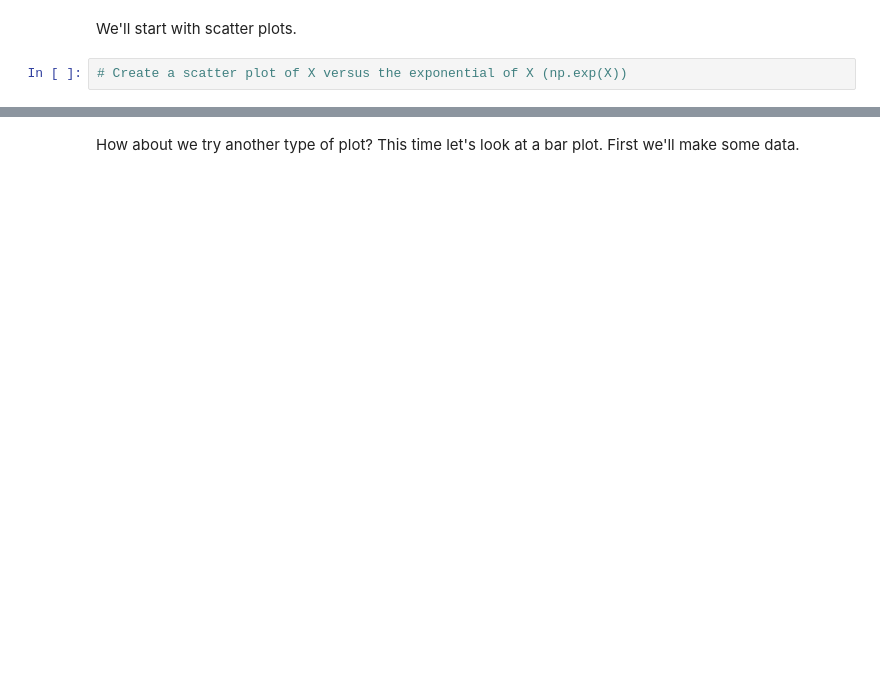
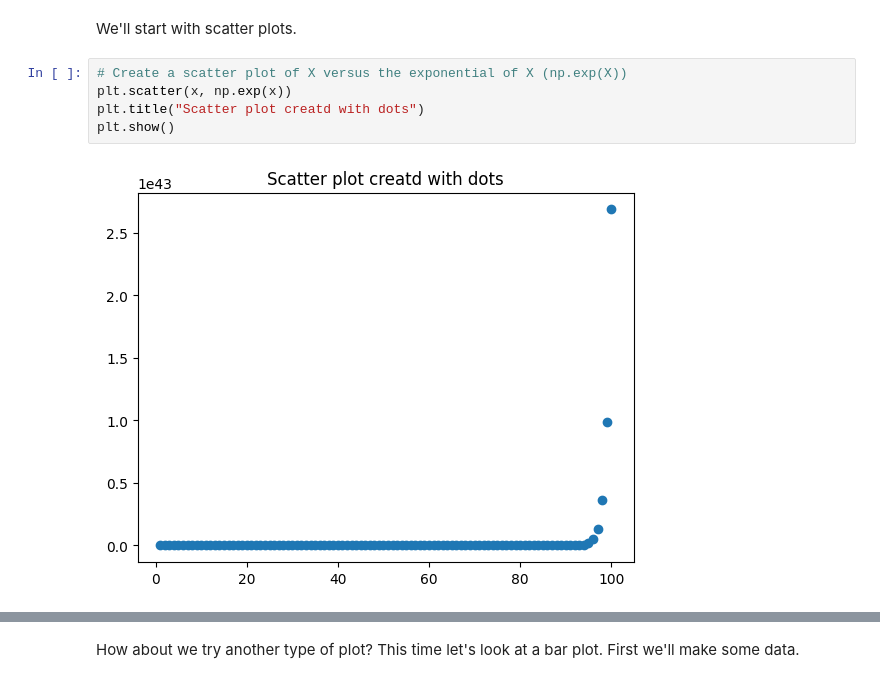
Before and after one commit to techLust/python_experiment, a Jupyter notebook: matplotlib-exercises.ipynb, the cells around one changed output, grey strips where cells are left out. Saved outputs shown, nothing was run; the diff lists cells and outputs as text; blank space fills up the shorter version.

```diff
--- a/matplotlib-exercises.ipynb
+++ b/matplotlib-exercises.ipynb
@@ -98,5 +117,10 @@ x = np.array()
 We'll start with scatter plots.
 # %%
 # Create a scatter plot of X versus the exponential of X (np.exp(X))
+plt.scatter(x, np.exp(x))
+plt.title("Scatter plot creatd with dots")
+plt.show()
+# %% [output]
+[figure, added]
 # %%
 # Create a scatter plot of X versus np.sin(X)
```
Also changed, not shown: parts of 10 cells of this notebook.
